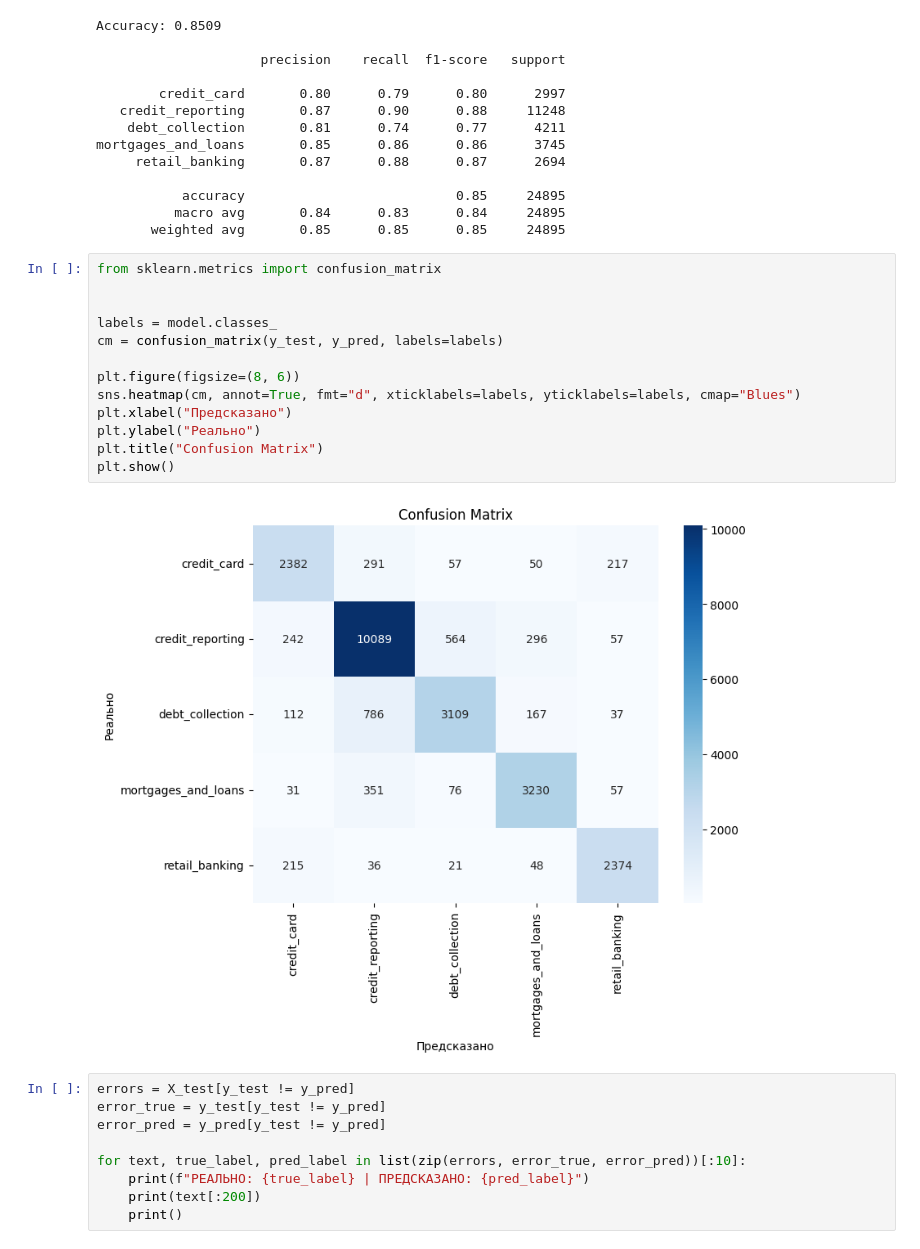
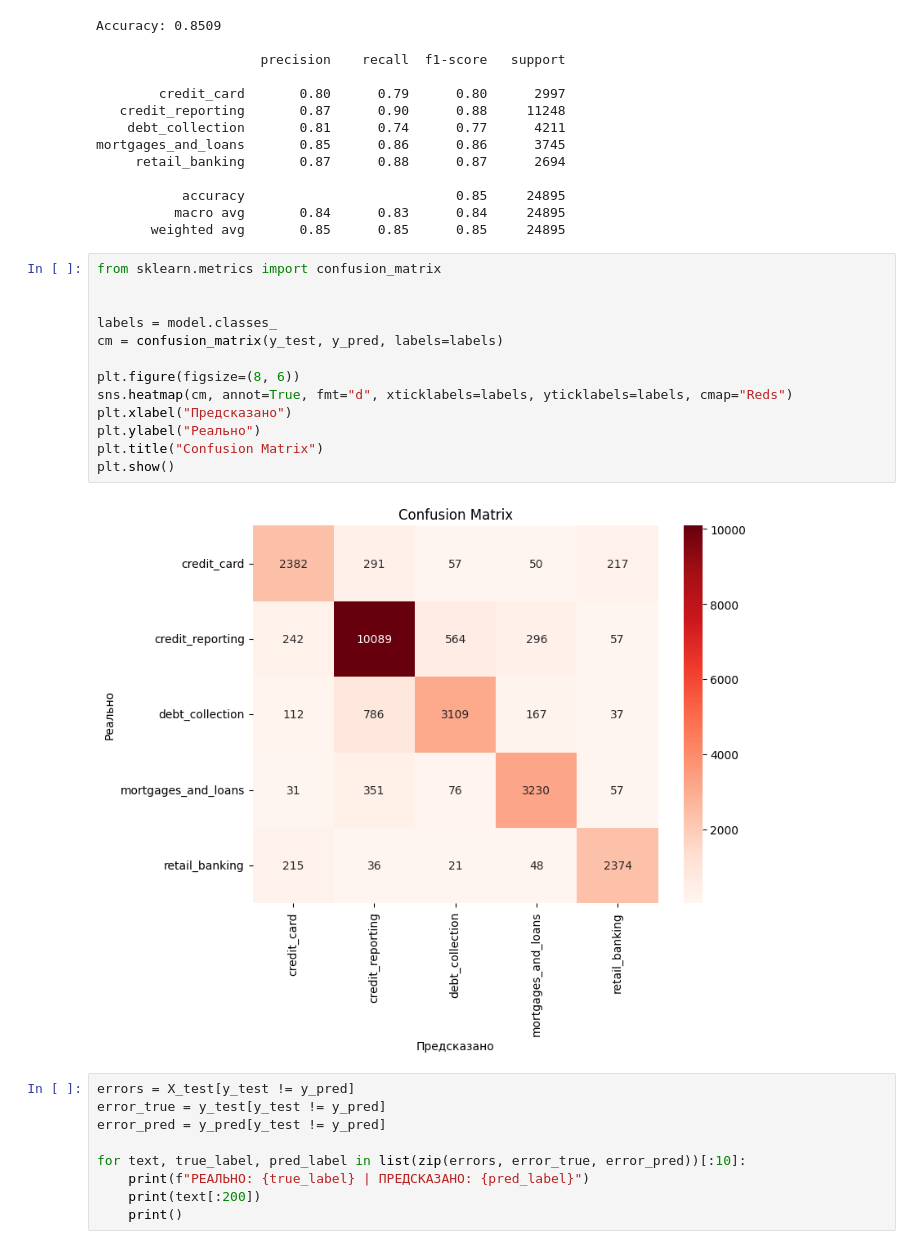
Before and after one commit to sevavargin/Customer-support, a Jupyter notebook: ML/ML.ipynb, the cells around one changed output. Drawn from its saved outputs; the diff is of its cells as text.

```diff
--- a/ML/ML.ipynb
+++ b/ML/ML.ipynb
@@ -214,18 +214,18 @@ mortgages_and_loans       0.85      0.86      0.86      3745
 # %%
 from sklearn.metrics import confusion_matrix
 
 
 labels = model.classes_
 cm = confusion_matrix(y_test, y_pred, labels=labels)
 
 plt.figure(figsize=(8, 6))
-sns.heatmap(cm, annot=True, fmt="d", xticklabels=labels, yticklabels=labels, cmap="Blues")
+sns.heatmap(cm, annot=True, fmt="d", xticklabels=labels, yticklabels=labels, cmap="Reds")
 plt.xlabel("Предсказано")
 plt.ylabel("Реально")
 plt.title("Confusion Matrix")
 plt.show()
 # %% [output]
-[figure, old version]
+[figure, new version]
 # %%
 errors = X_test[y_test != y_pred]
 error_true = y_test[y_test != y_pred]
```
Also changed, not shown: parts of 1 cell of this notebook, 2 other files.
